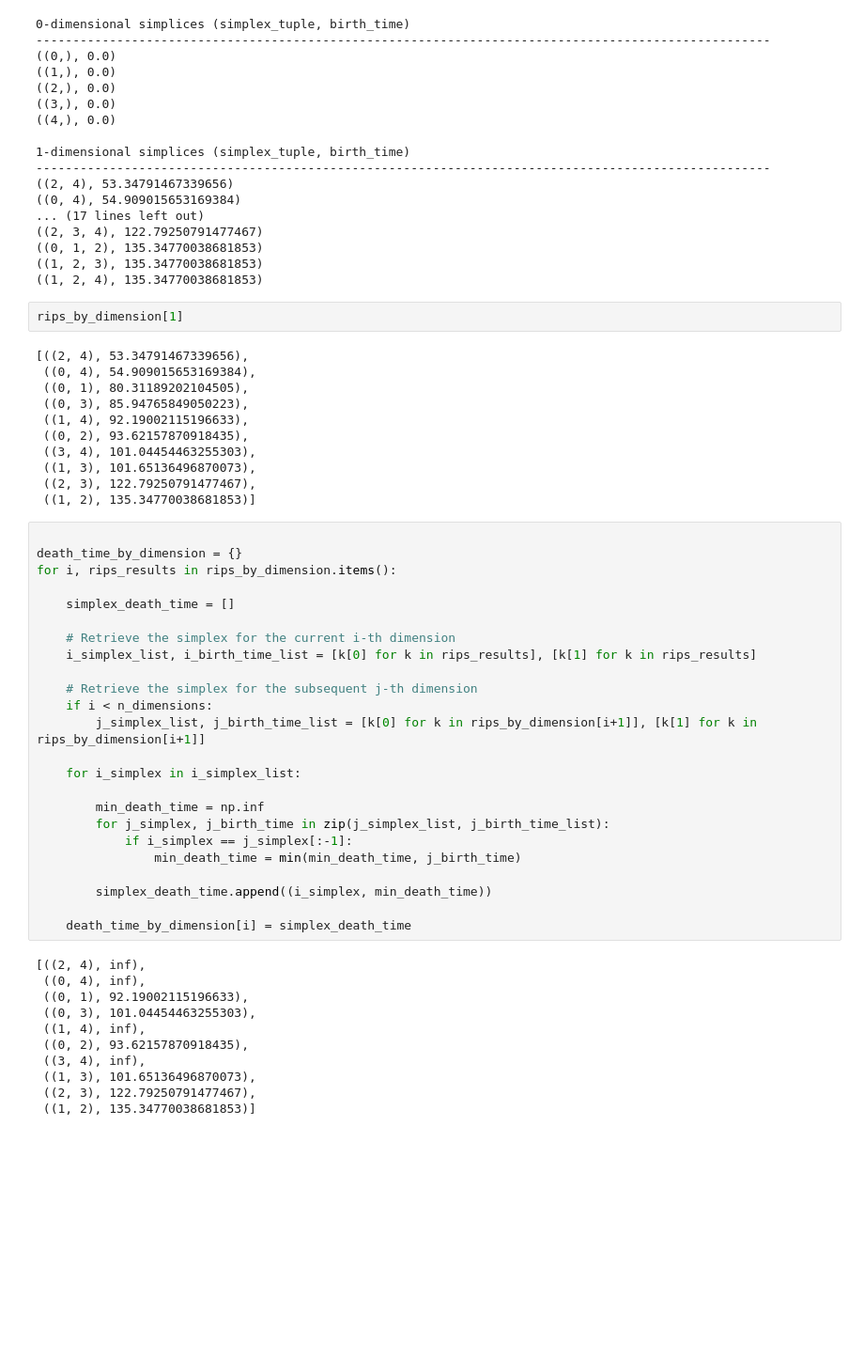
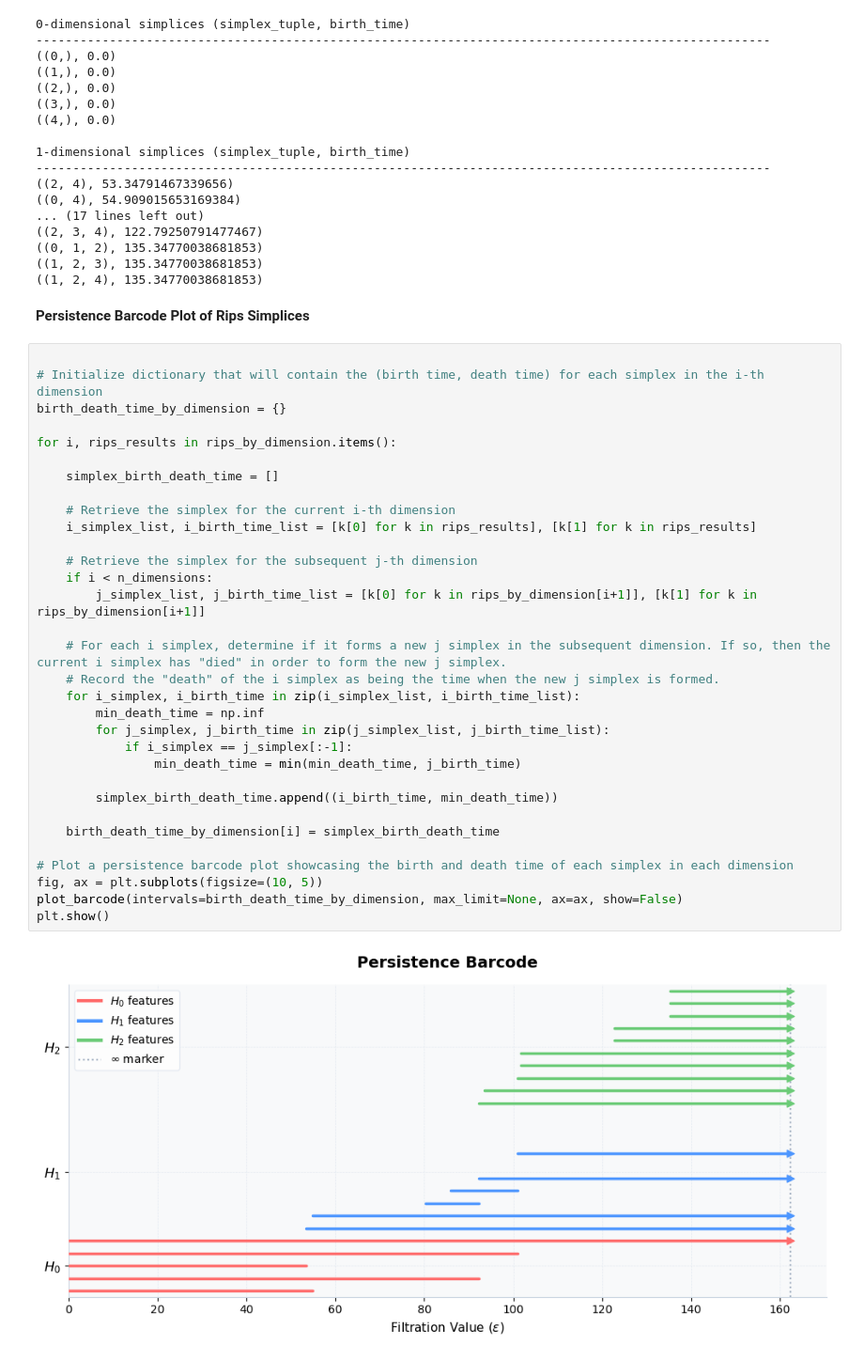
Before and after one commit to tcphan/holey-moley, a Jupyter notebook: notebooks/rips.ipynb, the cells around one changed output. Shown at 94% size. Drawn from its saved outputs; the diff is of its cells as text; blank space fills up the shorter version.

Commit message:
Add example of persistance diagram

```diff
--- a/notebooks/rips.ipynb
+++ b/notebooks/rips.ipynb
@@ -52,51 +55,39 @@ for i in range(n_dimensions+1):
 ((0, 1, 2), 135.34770038681853)
 ((1, 2, 3), 135.34770038681853)
 ((1, 2, 4), 135.34770038681853)
-# %%
-rips_by_dimension[1]
-# %% [output]
-[((2, 4), 53.34791467339656),
- ((0, 4), 54.909015653169384),
- ((0, 1), 80.31189202104505),
- ((0, 3), 85.94765849050223),
- ((1, 4), 92.19002115196633),
- ((0, 2), 93.62157870918435),
- ((3, 4), 101.04454463255303),
- ((1, 3), 101.65136496870073),
- ((2, 3), 122.79250791477467),
- ((1, 2), 135.34770038681853)]
+# %% [markdown]
+**Persistence Barcode Plot of Rips Simplices**
 # %%
 
-death_time_by_dimension = {}
+# Initialize dictionary that will contain the (birth time, death time) for each simplex in the i-th dimension
+birth_death_time_by_dimension = {}
+
 for i, rips_results in rips_by_dimension.items():
 
-    simplex_death_time = []
+    simplex_birth_death_time = []
 
     # Retrieve the simplex for the current i-th dimension
     i_simplex_list, i_birth_time_list = [k[0] for k in rips_results], [k[1] for k in rips_results]
 
     # Retrieve the simplex for the subsequent j-th dimension
     if i < n_dimensions:
         j_simplex_list, j_birth_time_list = [k[0] for k in rips_by_dimension[i+1]], [k[1] for k in rips_by_dimension[i+1]]
 
-    for i_simplex in i_simplex_list:
-
+    # For each i simplex, determine if it forms a new j simplex in the subsequent dimension. If so, then the current i simplex has "died" in order to form the new j simplex.
+    # Record the "death" of the i simplex as being the time when the new j simplex is formed.
+    for i_simplex, i_birth_time in zip(i_simplex_list, i_birth_time_list):
         min_death_time = np.inf
         for j_simplex, j_birth_time in zip(j_simplex_list, j_birth_time_list):
             if i_simplex == j_simplex[:-1]:
                 min_death_time = min(min_death_time, j_birth_time)
 
-        simplex_death_time.append((i_simplex, min_death_time))
+        simplex_birth_death_time.append((i_birth_time, min_death_time))
 
-    death_time_by_dimension[i] = simplex_death_time
+    birth_death_time_by_dimension[i] = simplex_birth_death_time
+
+# Plot a persistence barcode plot showcasing the birth and death time of each simplex in each dimension
+fig, ax = plt.subplots(figsize=(10, 5))
+plot_barcode(intervals=birth_death_time_by_dimension, max_limit=None, ax=ax, show=False)
+plt.show()
 # %% [output]
-[((2, 4), inf),
- ((0, 4), inf),
- ((0, 1), 92.19002115196633),
- ((0, 3), 101.04454463255303),
- ((1, 4), inf),
- ((0, 2), 93.62157870918435),
- ((3, 4), inf),
- ((1, 3), 101.65136496870073),
- ((2, 3), 122.79250791477467),
- ((1, 2), 135.34770038681853)]
+[figure, added]
```
Also changed, not shown: parts of 3 cells of this notebook.
